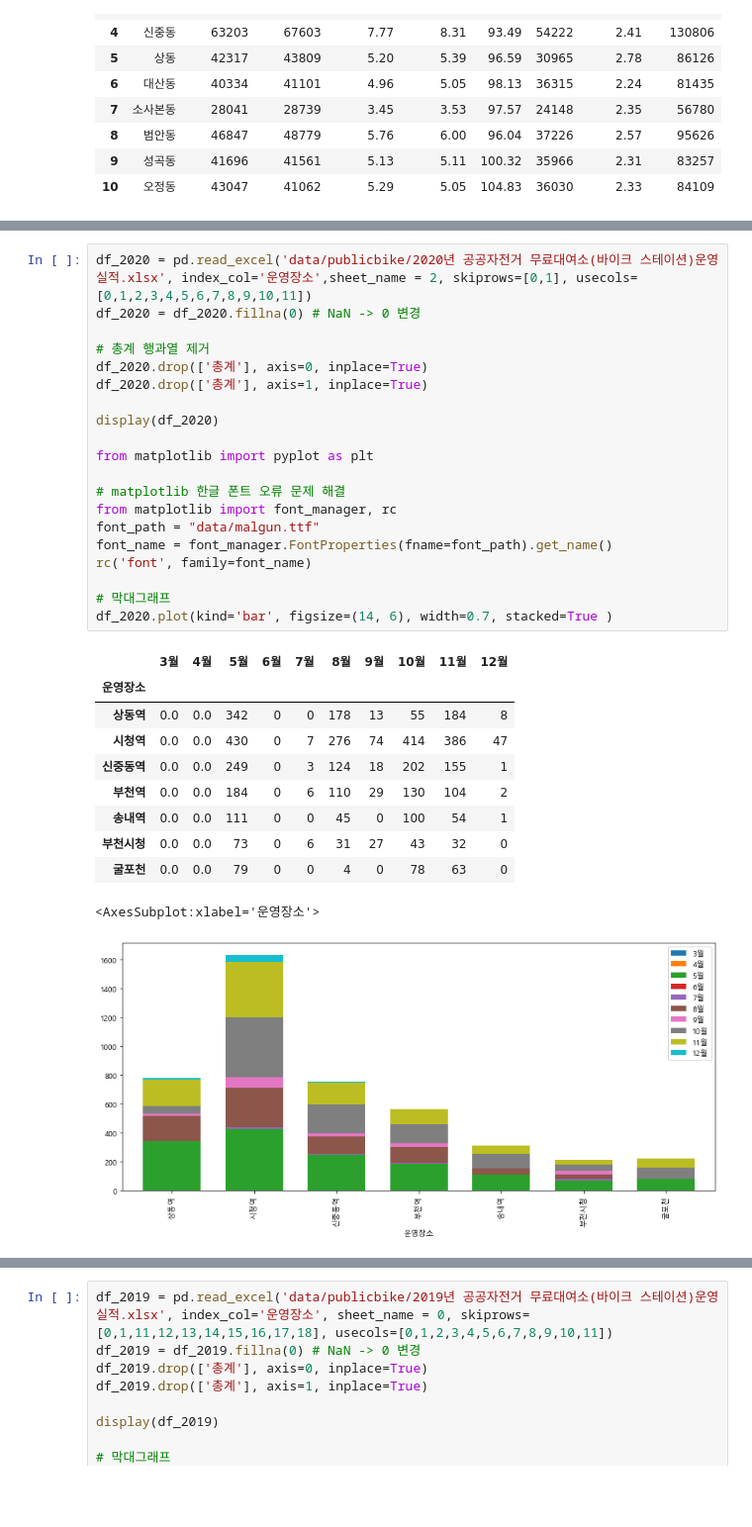
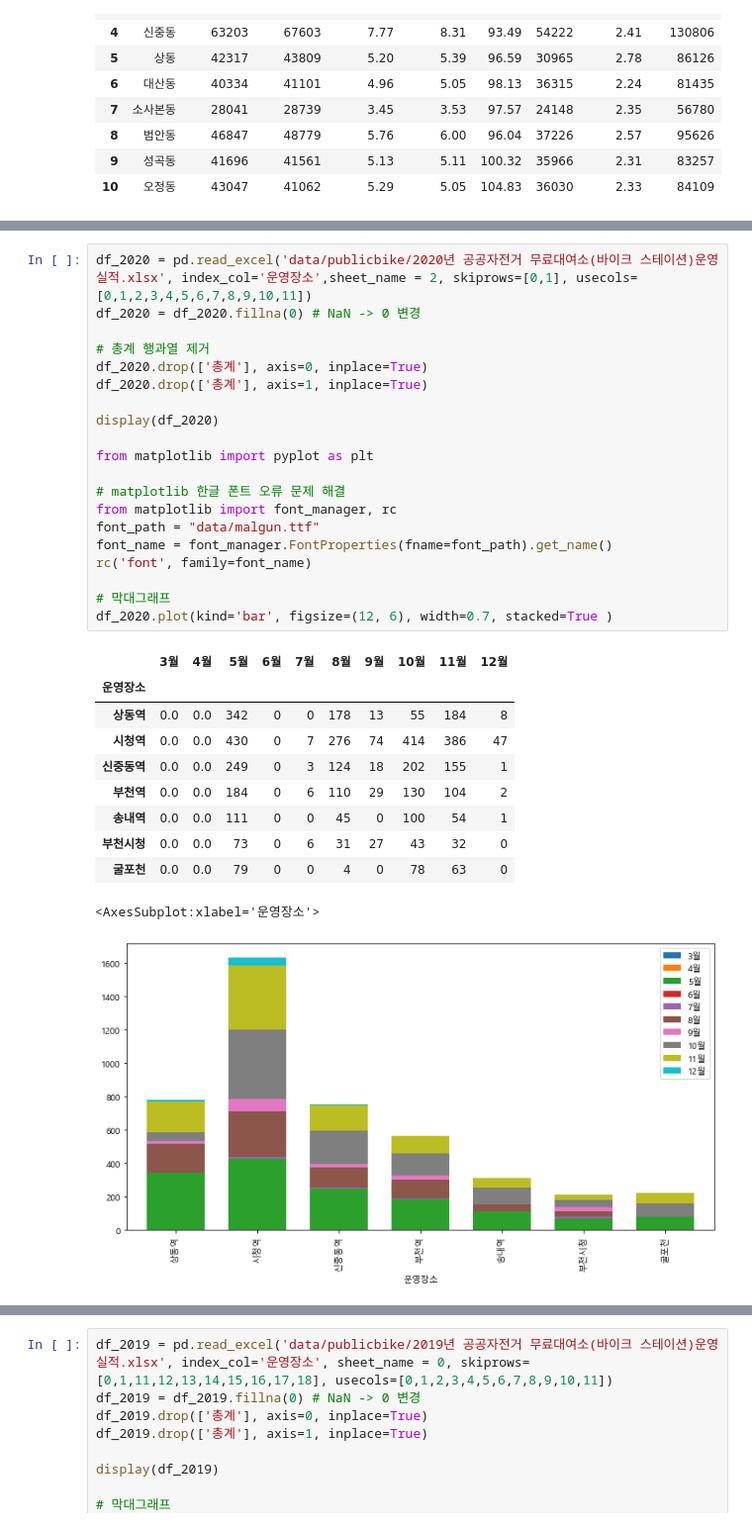
Before and after one commit to so02e/bucheon, a Jupyter notebook: yong.ipynb, the cells around one changed output, grey strips where cells are left out. Shown at 99% size. Saved outputs shown, nothing was run; the diff lists cells and outputs as text; blank space fills up the shorter version.

Commit message:
save dataframe and graph

```diff
--- a/yong.ipynb
+++ b/yong.ipynb
@@ -137,35 +132,35 @@ display(g_map)
 # %%
 df_2020 = pd.read_excel('data/publicbike/2020년 공공자전거 무료대여소(바이크 스테이션)운영실적.xlsx', index_col='운영장소',sheet_name = 2, skiprows=[0,1], usecols=[0,1,2,3,4,5,6,7,8,9,10,11])
 df_2020 = df_2020.fillna(0) # NaN -> 0 변경
 
 # 총계 행과열 제거
 df_2020.drop(['총계'], axis=0, inplace=True)
 df_2020.drop(['총계'], axis=1, inplace=True)
 
 display(df_2020)
 
 from matplotlib import pyplot as plt
 
 # matplotlib 한글 폰트 오류 문제 해결
 from matplotlib import font_manager, rc
 font_path = "data/malgun.ttf"
 font_name = font_manager.FontProperties(fname=font_path).get_name()
 rc('font', family=font_name)
 
 # 막대그래프
-df_2020.plot(kind='bar', figsize=(14, 6), width=0.7, stacked=True )
+df_2020.plot(kind='bar', figsize=(12, 6), width=0.7, stacked=True )
 # %% [output]
 |  | 3월 | 4월 | 5월 | 6월 | 7월 | 8월 | 9월 | 10월 | 11월 | 12월 |
 | 운영장소 |  |  |  |  |  |  |  |  |  |  |
 | 상동역 | 0.0 | 0.0 | 342 | 0 | 0 | 178 | 13 | 55 | 184 | 8 |
 | 시청역 | 0.0 | 0.0 | 430 | 0 | 7 | 276 | 74 | 414 | 386 | 47 |
 | 신중동역 | 0.0 | 0.0 | 249 | 0 | 3 | 124 | 18 | 202 | 155 | 1 |
 | 부천역 | 0.0 | 0.0 | 184 | 0 | 6 | 110 | 29 | 130 | 104 | 2 |
 | 송내역 | 0.0 | 0.0 | 111 | 0 | 0 | 45 | 0 | 100 | 54 | 1 |
 | 부천시청 | 0.0 | 0.0 | 73 | 0 | 6 | 31 | 27 | 43 | 32 | 0 |
 | 굴포천 | 0.0 | 0.0 | 79 | 0 | 0 | 4 | 0 | 78 | 63 | 0 |
 <AxesSubplot:xlabel='운영장소'>
-[figure, old version]
+[figure, new version]
 # %%
 df_2020_T = df_2020.T
 df_2020_T
```
Also changed, not shown: parts of 6 cells of this notebook.
